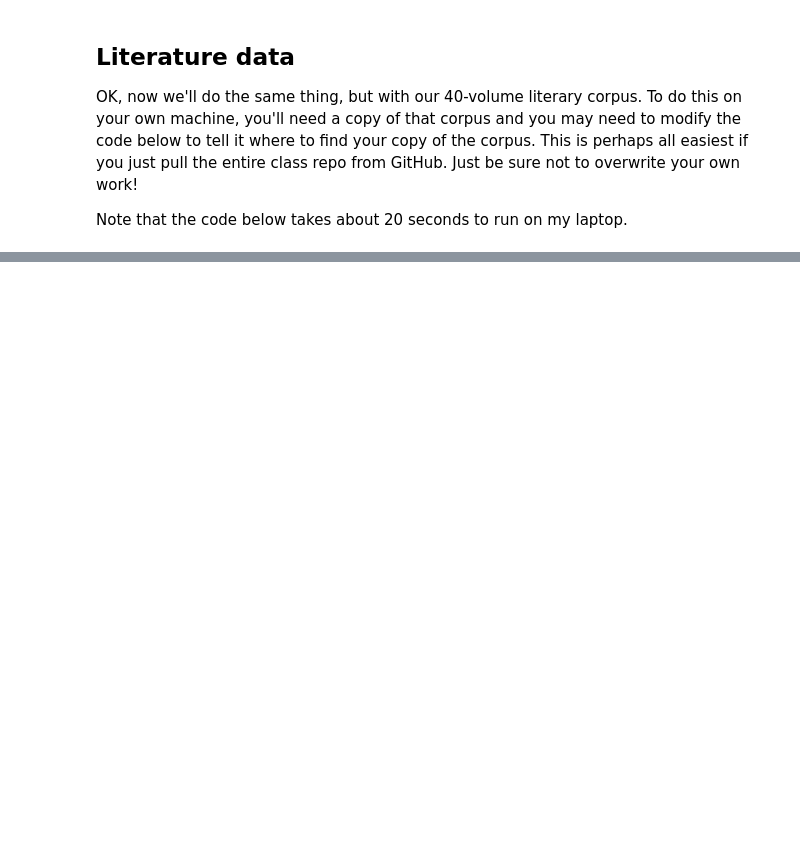
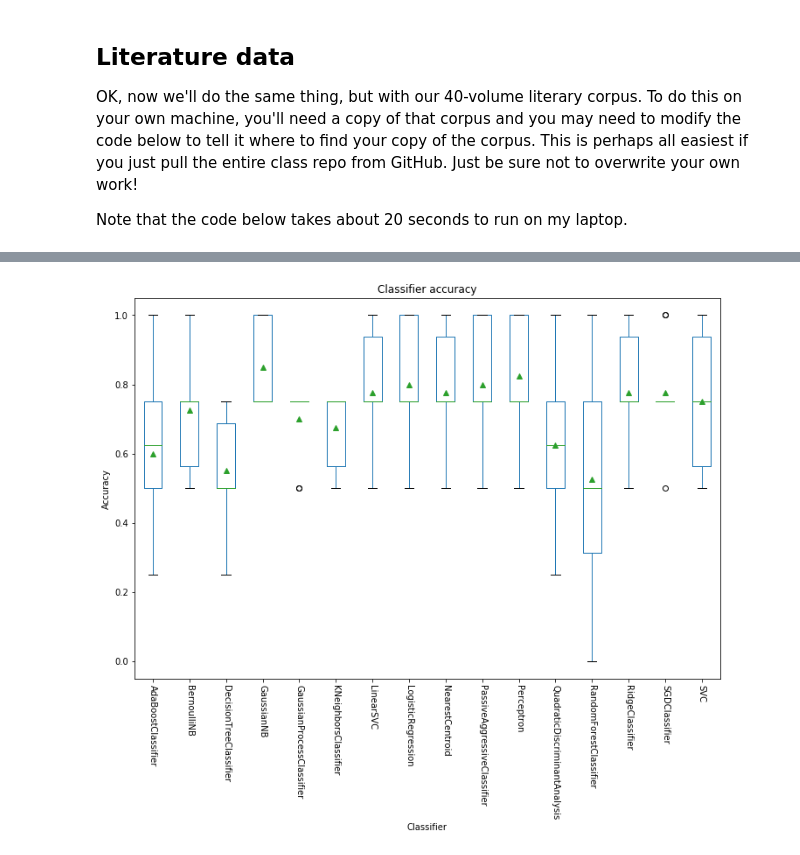
Before and after one commit to wilkens-teaching/dhgrad2019, a Jupyter notebook: exercises/ps5/Clustering demo.ipynb, the cells around one changed output, grey strips where cells are left out. Saved outputs shown, nothing was run; the diff lists cells and outputs as text; code cells hidden in the pictures; blank space fills up the shorter version.

```diff
--- a/exercises/ps5/Clustering demo.ipynb
+++ b/exercises/ps5/Clustering demo.ipynb
@@ -169,0 +182,10 @@ If you're feeling ambitious, you can try different settings for the vectorizer t
+# %%
+# Logistic regression
+from sklearn.model_selection import cross_validate
+from sklearn.linear_model import LogisticRegression
+
+# Note that we've already produced the features and labels
+X = features
+y = true_categories
+scores = cross_validate(LogisticRegression(solver='lbfgs'), X, y, cv=5)
+print("Average score:", np.mean(scores['test_score']))
@@ -169,0 +259,7 @@ If you're feeling ambitious, you can try different settings for the vectorizer t
+# %%
+import pandas as pd
+df = pd.DataFrame.from_dict(results, orient='index')
+df['time'] = df.fit_time.apply(lambda x: np.mean(np.asarray(x)))
+df['score'] = df.test_score.apply(lambda x: np.mean(np.asarray(x)))
+df['std'] = df.test_score.apply(lambda x: np.std(np.asarray(x)))
+display(df[['score', 'std', 'time']].sort_values(by='score', ascending=False))
@@ -169,0 +284,17 @@ If you're feeling ambitious, you can try different settings for the vectorizer t
+# %%
+# Plot results
+pd.DataFrame(
+    df['test_score'].values.tolist(),
+    index=df.index
+).T.plot.box(
+    figsize=(12,8),
+    rot=-90,
+    sort_columns=True,
+    showmeans=True
+)
+plt.title("Classifier accuracy")
+plt.ylabel("Accuracy")
+plt.xlabel("Classifier")
+plt.show()
+# %% [output]
+[figure, added]
```
Also changed, not shown: parts of 9 cells of this notebook.
